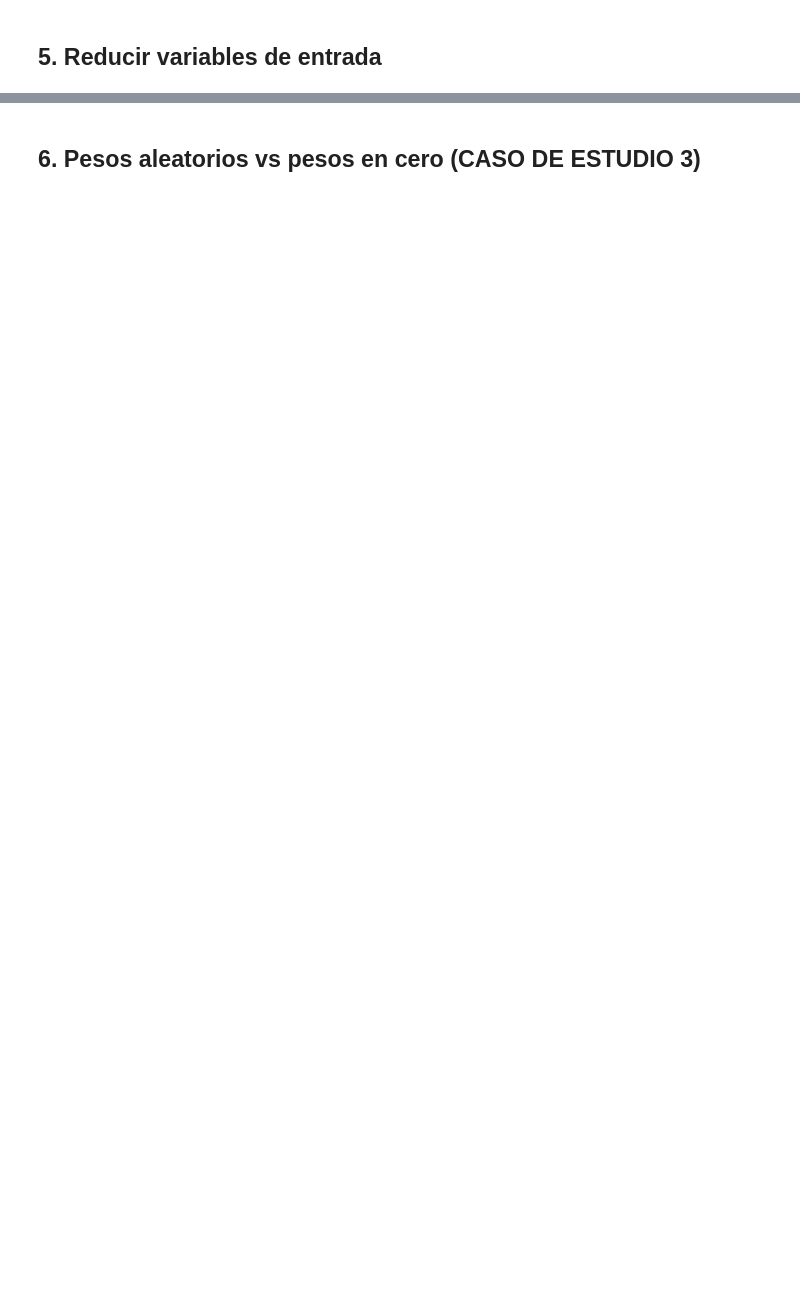
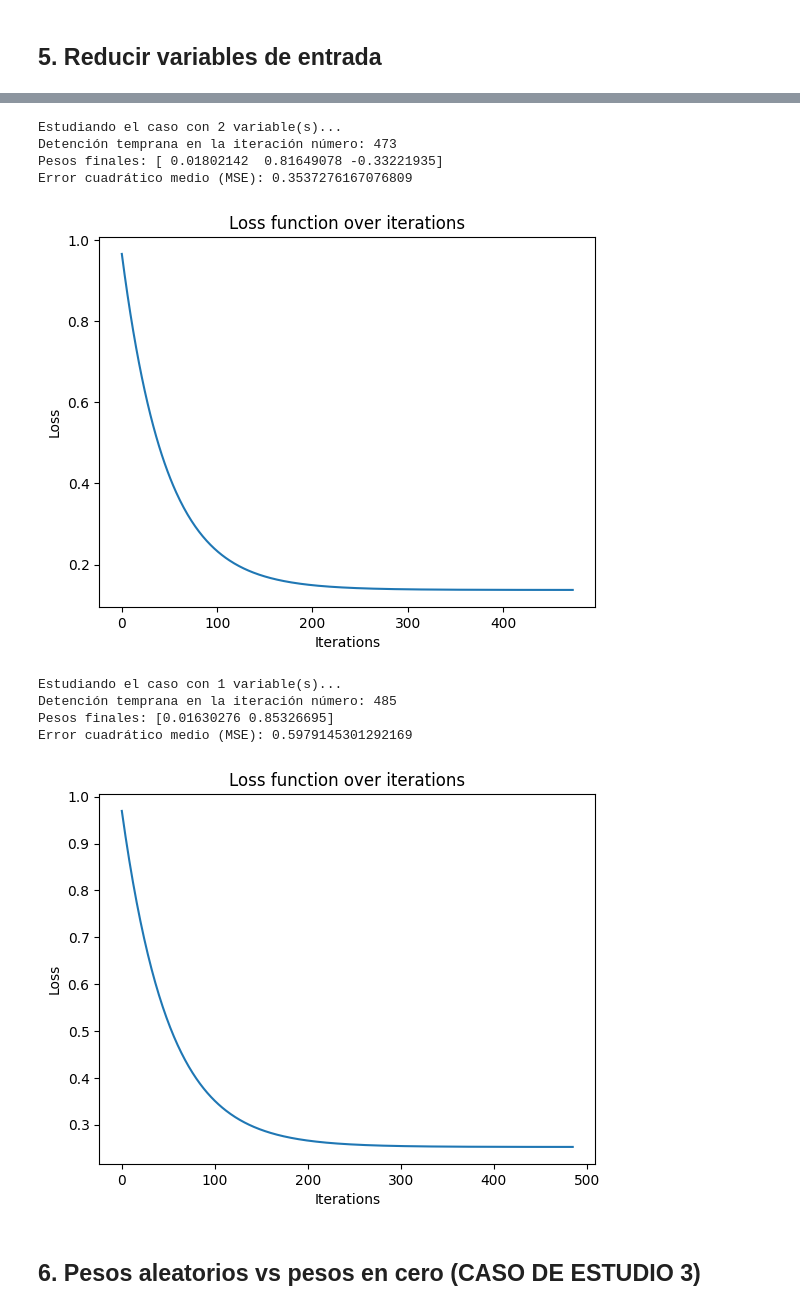
Before and after one commit to Borreguin/WorkShopUSFQ, a Jupyter notebook: Taller4/P2_LG/P2_LG.ipynb, the cells around one changed output, grey strips where cells are left out. Cells and saved outputs as stored; diff of their text form; code cells hidden in the pictures; blank space fills up the shorter version.

Commit message:
Carga de punto 7 del problema 2 en la rama de usuario

```diff
--- a/Taller4/P2_LG/P2_LG.ipynb
+++ b/Taller4/P2_LG/P2_LG.ipynb
@@ -324,0 +282,6 @@ Mean Absolute Percentage Error MAPE:    26.278%
+# %%
+def loss_function(y_true, y_pred):
+    return np.mean((y_true - y_pred) ** 2)
+# %%
+def predict(x, weights):
+    return np.dot(x, weights)
@@ -324,0 +318,33 @@ Mean Absolute Percentage Error MAPE:    26.278%
+# %%
+# Entrenar el modelo con los datos normalizados
+def study_case_reduced(n_features=2):
+    lr = 0.01
+    print(f"Estudiando el caso con {n_features} variable(s)...")
+
+    # Cargar datos
+    x, y = load_iris_data_reduced(n_features=n_features)
+
+    # Normalización
+    x, y, x_mean, y_mean, x_std, y_std = normalize_data(x, y)
+
+    # Dividir en conjunto de entrenamiento y prueba
+    x_train, x_test, y_train, y_test = train_test_split(x, y, test_size=0.2, random_state=42)
+
+    # Añadir columna de sesgo (bias) para w0
+    x_train = np.c_[np.ones(x_train.shape[0]), x_train]
+    x_test = np.c_[np.ones(x_test.shape[0]), x_test]
+
+    # Entrenar el modelo
+    weights, history = gradient_descent_criterio_parada(x_train, y_train, learning_rate=lr, iterations=1000)
+
+    # Predicción y desnormalización del resultado
+    y_pred_norm = predict(x_test, weights)
+    y_pred = unnormalize_y(y_pred_norm, y_mean, y_std)  # Desnormalizar las predicciones
+
+    # Calcular el error cuadrático medio (MSE)
+    mse = loss_function(y_test * y_std + y_mean, y_pred)
+    print(f'Pesos finales: {weights}')
+    print(f'Error cuadrático medio (MSE): {mse}')
+
+    # Graficar la función de pérdida
+    plot_loss_function(history)
@@ -325,2 +359,18 @@ Mean Absolute Percentage Error MAPE:    26.278%
+# %%
+# Llamar a las funciones para comparar
+if __name__ == '__main__':
+    study_case_reduced(n_features=2)  # Caso con 2 variables
+    study_case_reduced(n_features=1)  # Caso con 1 variable
+# %% [output]
+Estudiando el caso con 2 variable(s)...
+Detención temprana en la iteración número: 473
+Pesos finales: [ 0.01802142  0.81649078 -0.33221935]
+Error cuadrático medio (MSE): 0.3537276167076809
+[figure, added]
+Estudiando el caso con 1 variable(s)...
+Detención temprana en la iteración número: 485
+Pesos finales: [0.01630276 0.85326695]
+Error cuadrático medio (MSE): 0.5979145301292169
+[figure, added]
 # %% [markdown]
 ## 6. Pesos aleatorios vs pesos en cero (CASO DE ESTUDIO 3)
```
Also changed, not shown: parts of 34 cells of this notebook.
